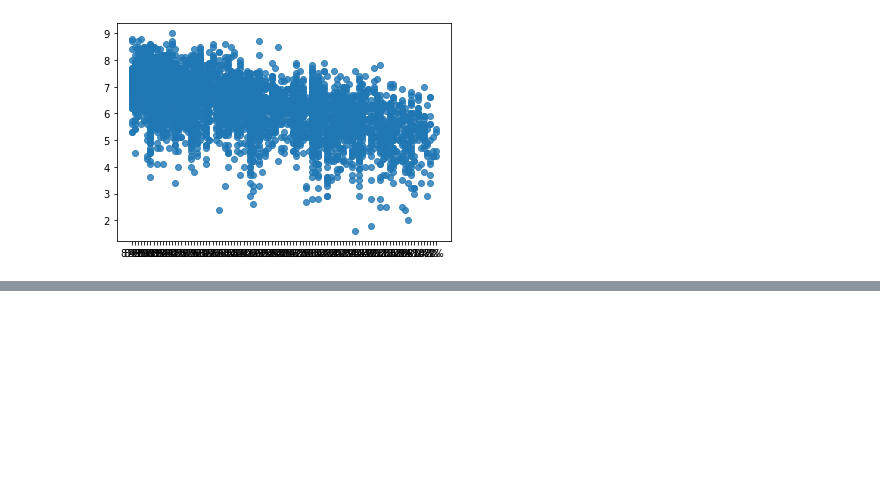
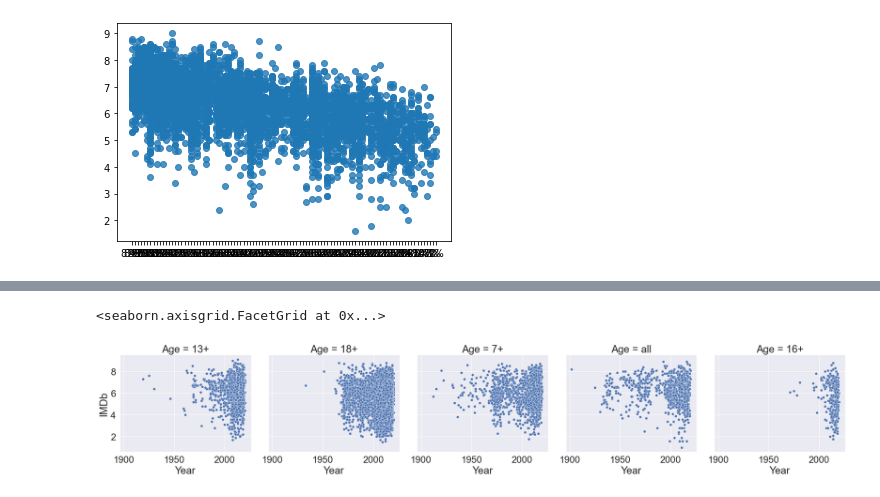
Before and after one commit to corinamc/my_python_activity, a Jupyter notebook: Canopy Movies (Countplot, Histogram, Scatterplot).ipynb, the cells around one changed output, grey strips where cells are left out. Cells and saved outputs as stored; diff of their text form; code cells hidden in the pictures; blank space fills up the shorter version.

```diff
--- a/Canopy Movies (Countplot, Histogram, Scatterplot).ipynb
+++ b/Canopy Movies (Countplot, Histogram, Scatterplot).ipynb
@@ -81,0 +112,9 @@ UFuncTypeError: ufunc 'multiply' did not contain a loop with signature matching
+# %%
+# improve the relational lineplot by increasing font scale
+sns.set(font_scale = 2)
+
+sns.relplot(x="Year", y="IMDb",
+            data=movies_ott, col="Age")
+# %% [output]
+<seaborn.axisgrid.FacetGrid at 0x...>
+[figure, added]
```
Also changed, not shown: parts of 7 cells of this notebook.
